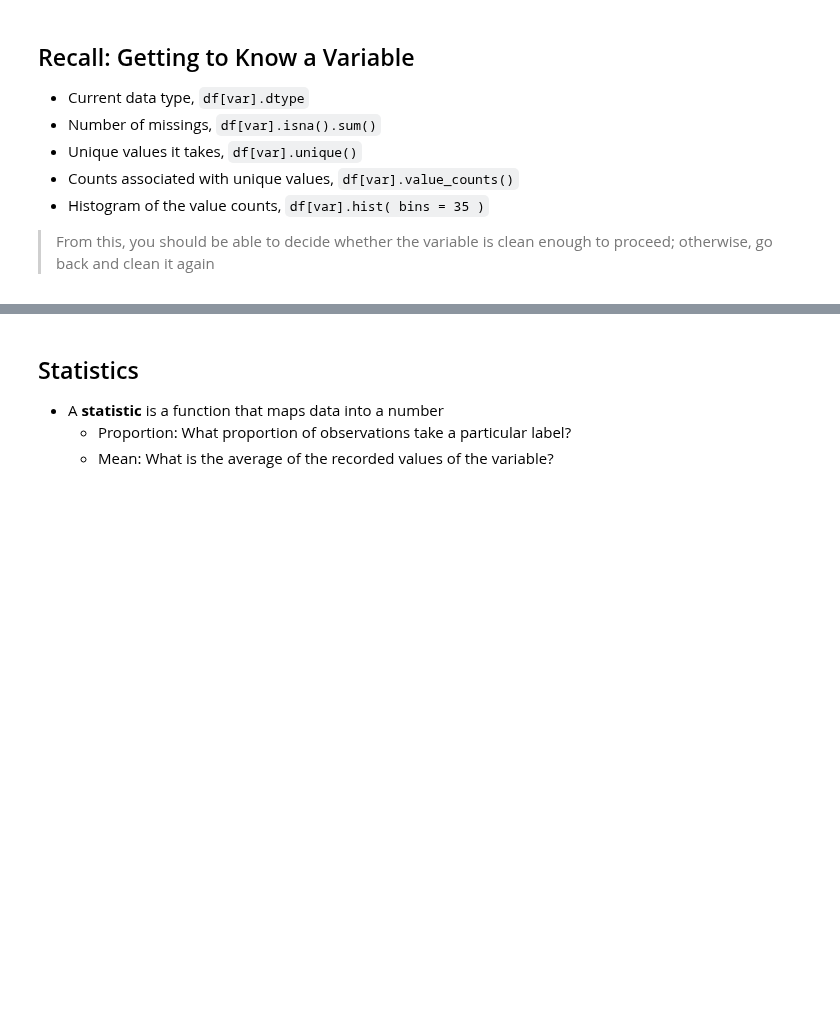
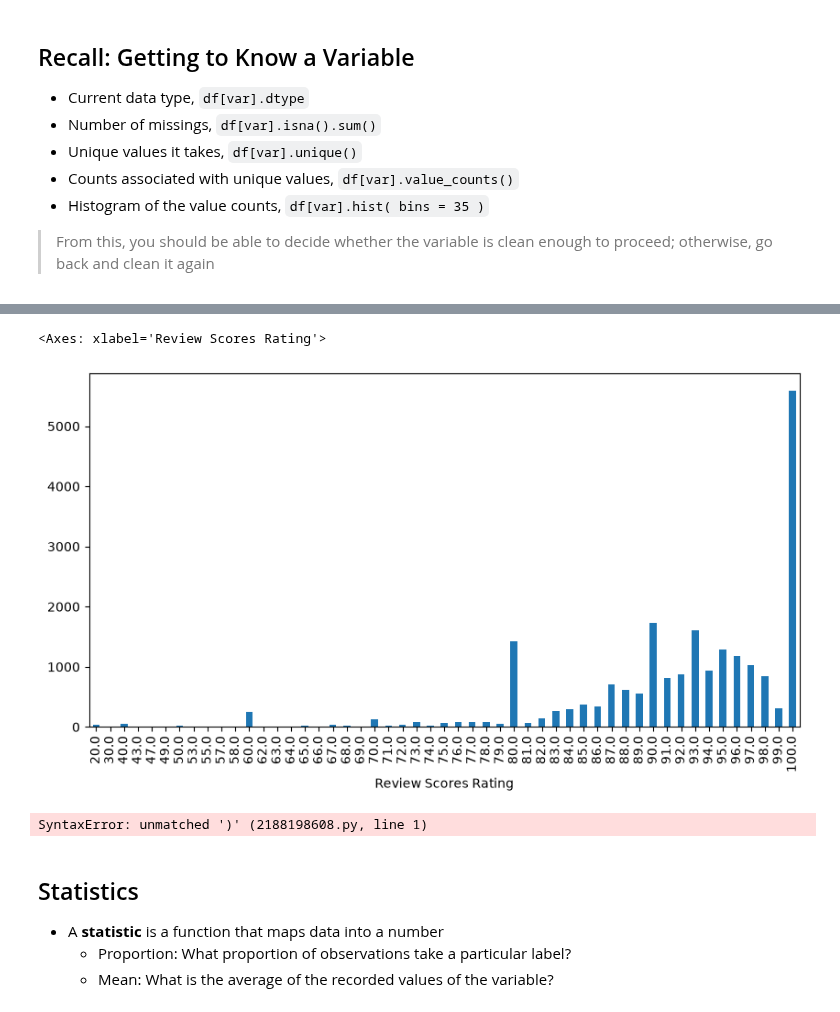
Before and after one commit to merasiaa/UU_F26_templates, a Jupyter notebook: Lab01/eda.ipynb, the cells around one changed output, grey strips where cells are left out. Saved outputs shown, nothing was run; the diff lists cells and outputs as text; code cells hidden in the pictures; blank space fills up the shorter version.

```diff
--- a/Lab01/eda.ipynb
+++ b/Lab01/eda.ipynb
@@ -20,3 +20,12 @@
 - Histogram of the value counts, `df[var].hist( bins = 35 )`
 
 > From this, you should be able to decide whether the variable is clean enough to proceed; otherwise, go back and clean it again
+# %%
+import numpy as numpy
+import pandas as pd
+import seaborn as sns
+import matplotlib.pyplot as plt
+
+
+df = pd.read_csv('airbnb.csv',low_memory=False)
+df.head()
@@ -22,0 +56,5 @@
+# %%
+df['Review Scores Rating'].value_counts().sort_index().plot(kind='bar', figsize=(10, 5))
+# %% [output]
+<Axes: xlabel='Review Scores Rating'>
+[figure, added]
@@ -23,3 +64,7 @@
+# %%
+pd.to_numeric(df['Price'].str.replace(",","")), (errors = 'coerce')
+# %% [output]
+SyntaxError: unmatched ')' (2188198608.py, line 1)
 # %% [markdown]
 ## Statistics
 - A **statistic** is a function that maps data into a number
```
Also changed, not shown: parts of 5 cells of this notebook, 5 other files.
